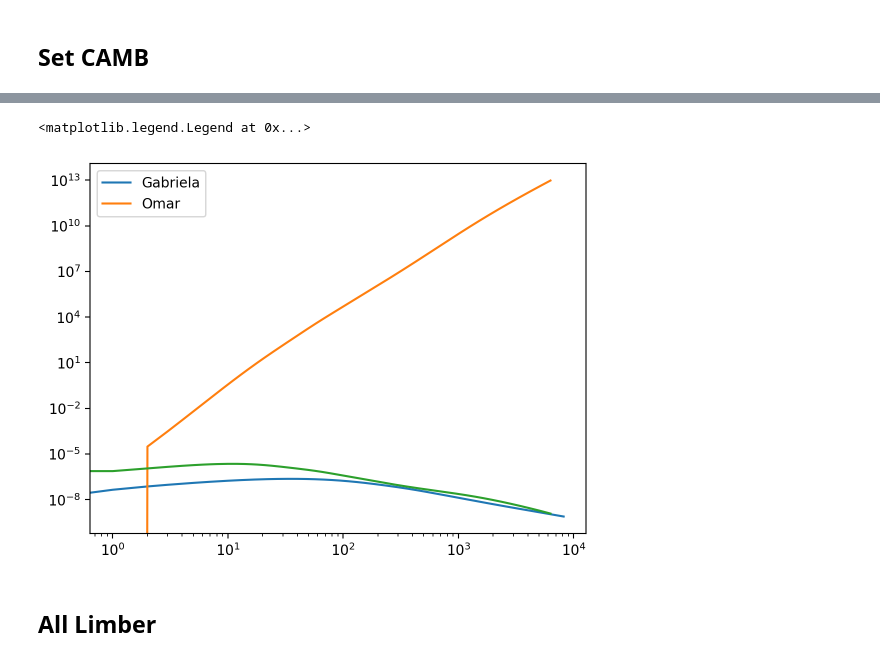
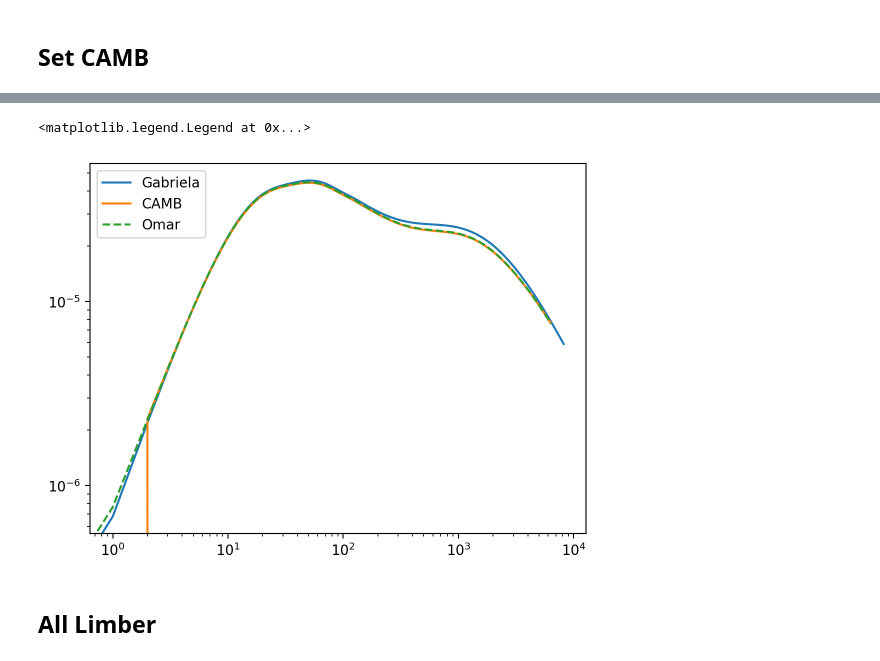
Before and after one commit to Saladino93/angularcls, a Jupyter notebook: examples/desY3/spectrafordesY3.ipynb, the cells around one changed output, grey strips where cells are left out. Saved outputs shown, nothing was run; the diff lists cells and outputs as text; code cells hidden in the pictures.

```diff
--- a/examples/desY3/spectrafordesY3.ipynb
+++ b/examples/desY3/spectrafordesY3.ipynb
@@ -44,16 +44,17 @@ info = np.genfromtxt(f'{info_txt_file}.txt')
 zedges = info[0, :]
 Ngals = info[1, :-1]
 biases = info[2, :-1]
+magbiases = info[3, :-1]
 # %% [markdown]
 ## Process Window Functions
 # %%
 zmin = 1e-8
 numzbins = 1000
-kbar = 2
+kbar = 3
 #basically to get more stable solutions with camb you want to pay attention to the input nz so that it is well sampled in the range of interest.
 #CAMB does this dynamically but I am not sure how and this way does not break things when I get spectra.
 
-nzdists = {k: (np.linspace(zmin, 0.8 if k < kbar else 1.5, numzbins), np.interp(np.linspace(zmin, 0.8 if k < kbar else 1.5, numzbins), v[0], v[1])) for k, v in nzdists.items()}
+nzdists = {k: (np.linspace(zmin, 1.2 if k < kbar else 1.5, numzbins), np.interp(np.linspace(zmin, 1.2 if k < kbar else 1.5, numzbins), v[0], v[1])) for k, v in nzdists.items()}
 
 for k, v in nzdists.items():
     plt.plot(*v, label = k)
@@ -86,7 +87,7 @@ pars.Want_CMB = True
 
 pars.NonLinear = cmodel.NonLinear_both if nonlinearmode else cmodel.NonLinear_none
 
-pars.SourceWindows = [csources.SplinedSourceWindow(z = nzdists[i][0], W = nzdists[i][1], bias = biases[i], source_type = 'counts') for i in range(Nz)]
+pars.SourceWindows = [csources.SplinedSourceWindow(z = nzdists[i][0], W = nzdists[i][1], bias = biases[i], dlog10Ndm = magbiases[i], source_type = 'counts') for i in range(Nz)]
 
 
 pars.SourceTerms.counts_density = True
@@ -127,16 +135,16 @@ for spectrum, cl in cls.items():
 # %%
-nome = f'/Users/omard/Downloads/ACTXDES-DATA/inputgabriela/Clkk.dat'
+nome = "/Users/omard/Downloads/ACTXDES-DATA/inputgabriela/Clkg_input_z1.dat"
 l, g = np.loadtxt(nome, unpack = True)
-plt.loglog(l, g, label = 'Gabriela')
+plt.loglog(l, g*l, label = 'Gabriela')
 
 ls = np.arange(0, len(cls['PxP']))
 el, cl = np.loadtxt(f'/Users/omard/Downloads/ACTXDES-DATA/spectraDESY3/cl_P_W1.txt', unpack = True)
-plt.loglog(el, cl, label = 'Omar')
-plt.loglog(ls, Result.get('g1', 'k'))
+plt.loglog(el, el*cl, label = 'CAMB')
+plt.loglog(Result.ls, Result.ls*Result.get('g1', 'k'), label = 'Omar', ls = '--')
 plt.legend()
 # %% [output]
 <matplotlib.legend.Legend at 0x...>
-[figure, old version]
+[figure, new version]
 # %% [markdown]
 ## All Limber
 # %%
```
Also changed, not shown: parts of 18 cells of this notebook, 3 other files.
